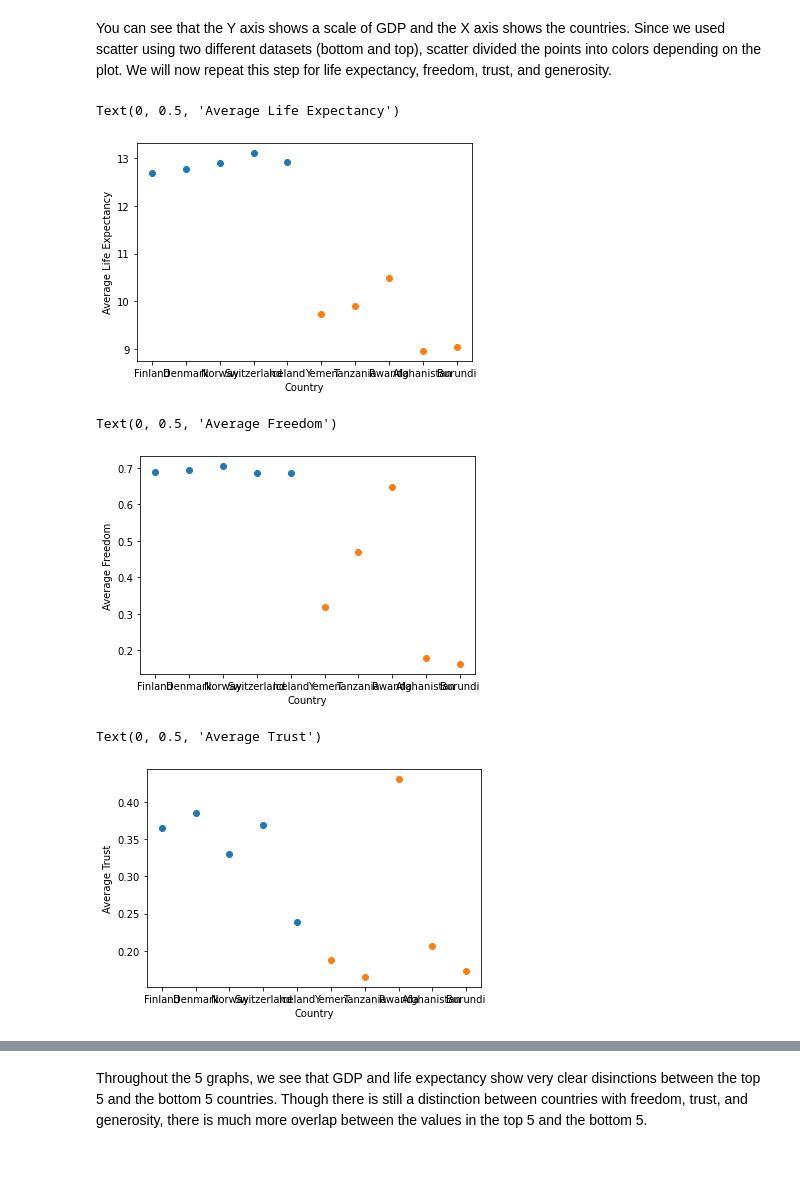
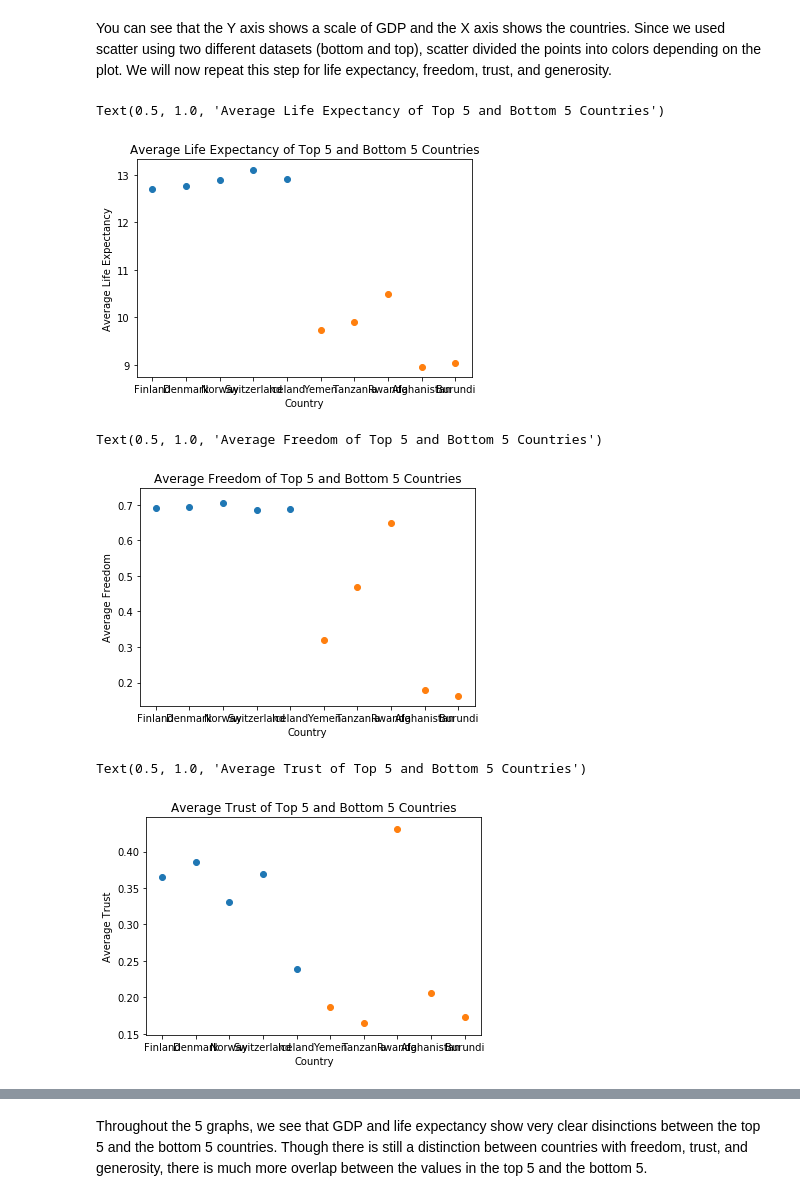
Before and after one commit to gordonwu66/gordonwu66.github.io, a Jupyter notebook: Happiness Tutorial.ipynb, the cells around one changed output, grey strips where cells are left out. Drawn from its saved outputs; the diff is of its cells as text; code cells hidden in the pictures; blank space fills up the shorter version.

```diff
--- a/Happiness Tutorial.ipynb
+++ b/Happiness Tutorial.ipynb
@@ -330,27 +346,30 @@ You can see that the Y axis shows a scale of GDP and the X axis shows the countr
 # %%
 plt.scatter(x = top_averages['Country'], y = top_averages['Average Life Expectancy'])
 plt.scatter(x = bottom_averages['Country'], y = bottom_averages['Average Life Expectancy'])
 plt.xlabel('Country')
 plt.ylabel('Average Life Expectancy')
+plt.title("Average Life Expectancy of Top 5 and Bottom 5 Countries")
 # %% [output]
-Text(0, 0.5, 'Average Life Expectancy')
+Text(0.5, 1.0, 'Average Life Expectancy of Top 5 and Bottom 5 Countries')
-[figure, old version]
+[figure, new version]
 # %%
 plt.scatter(x = top_averages['Country'], y = top_averages['Average Freedom'])
 plt.scatter(x = bottom_averages['Country'], y = bottom_averages['Average Freedom'])
 plt.xlabel('Country')
 plt.ylabel('Average Freedom')
+plt.title("Average Freedom of Top 5 and Bottom 5 Countries")
 # %% [output]
-Text(0, 0.5, 'Average Freedom')
+Text(0.5, 1.0, 'Average Freedom of Top 5 and Bottom 5 Countries')
-[figure, old version]
+[figure, new version]
 # %%
 plt.scatter(x = top_averages['Country'], y = top_averages['Average Trust'])
 plt.scatter(x = bottom_averages['Country'], y = bottom_averages['Average Trust'])
 plt.xlabel('Country')
 plt.ylabel('Average Trust')
+plt.title("Average Trust of Top 5 and Bottom 5 Countries")
 # %% [output]
-Text(0, 0.5, 'Average Trust')
+Text(0.5, 1.0, 'Average Trust of Top 5 and Bottom 5 Countries')
-[figure, old version]
+[figure, new version]
 # %%
 plt.scatter(x = top_averages['Country'], y = top_averages['Average Generosity'])
 plt.scatter(x = bottom_averages['Country'], y = bottom_averages['Average Generosity'])
```
Also changed, not shown: parts of 9 cells of this notebook.
